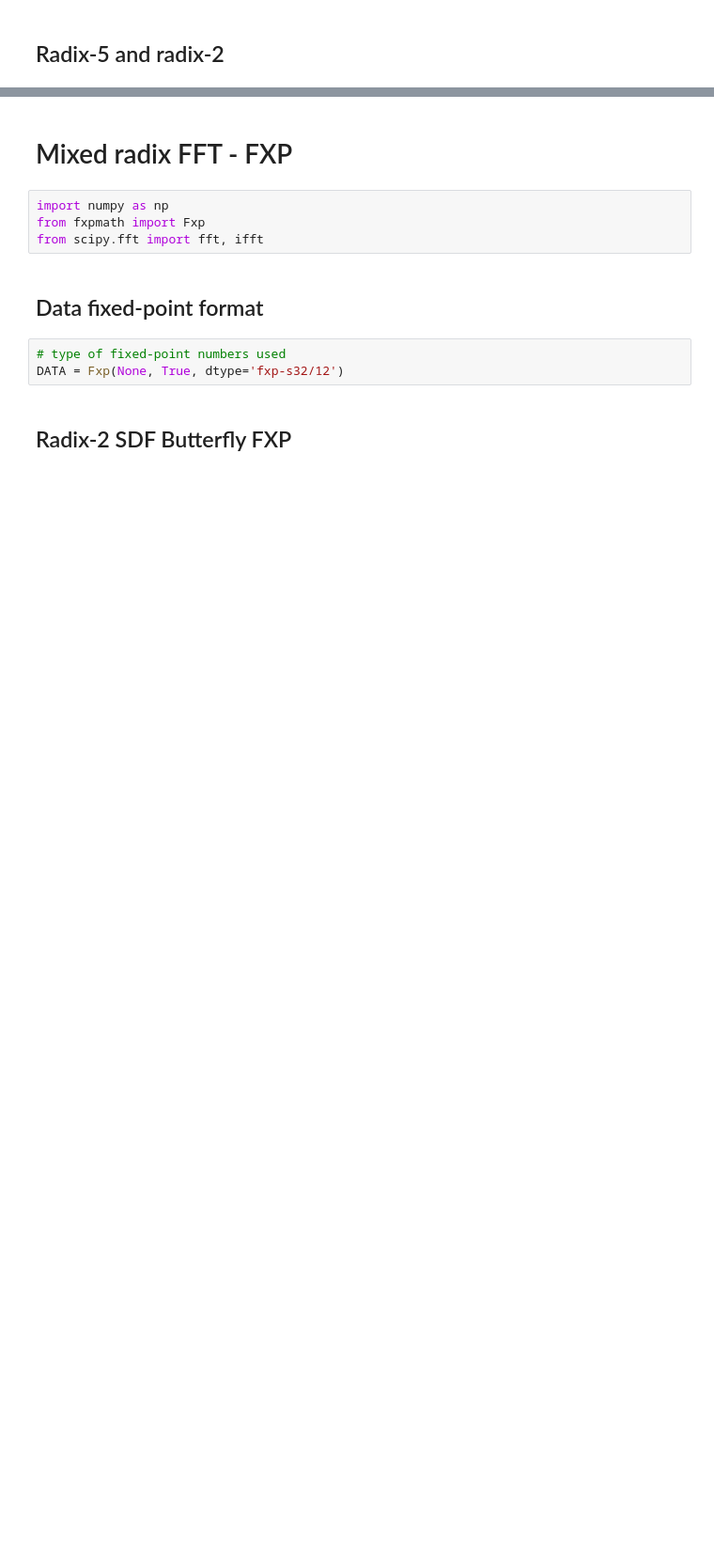
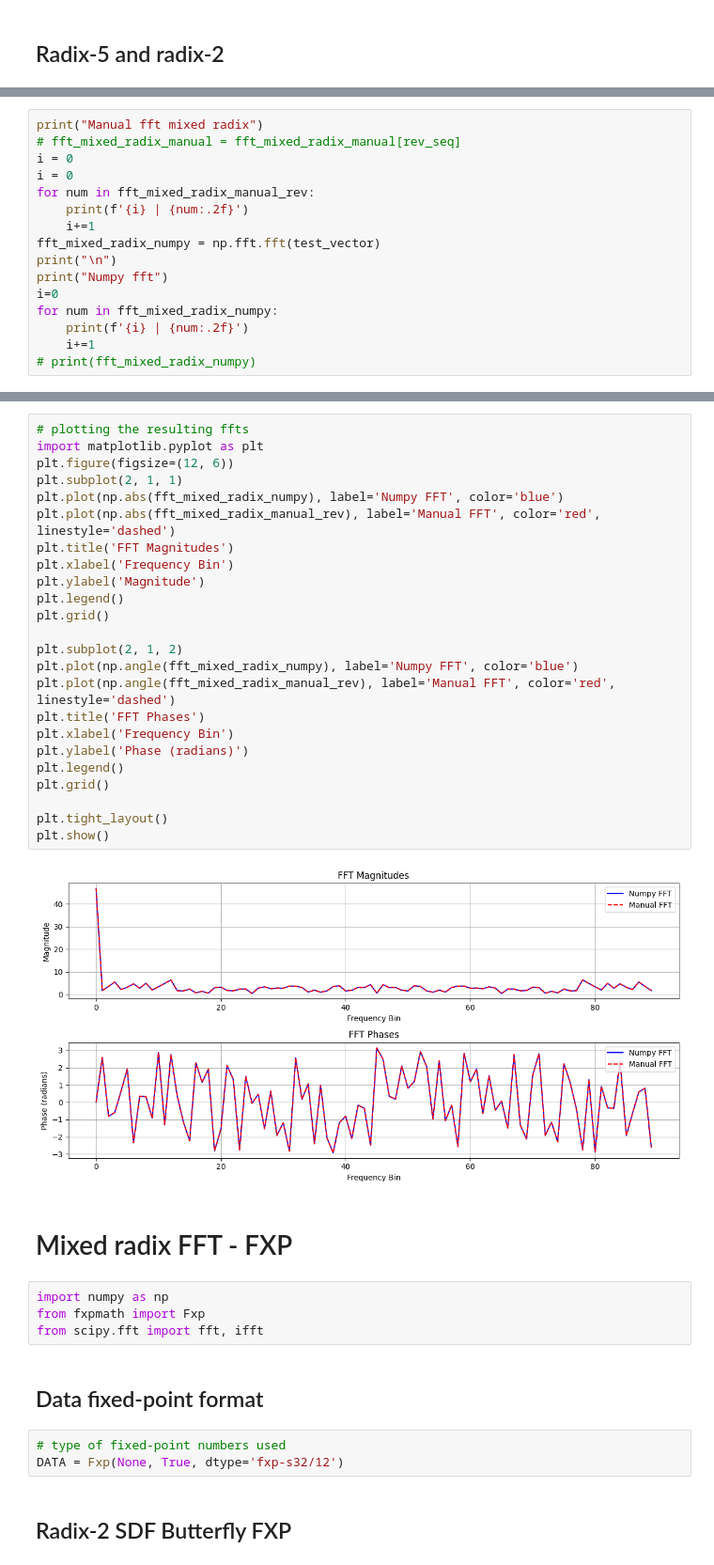
Before and after one commit to makotolagano/mixed_radix_fft, a Jupyter notebook: mixed_radix_fft.ipynb, the cells around one changed output, grey strips where cells are left out. Shown at 94% size. Drawn from its saved outputs; the diff is of its cells as text; blank space fills up the shorter version.

Commit message:
added a new test with 4 stages

```diff
--- a/mixed_radix_fft.ipynb
+++ b/mixed_radix_fft.ipynb
@@ -1036,0 +1087,16 @@ Manual fft mixed radix
+# %%
+print("Manual fft mixed radix")
+# fft_mixed_radix_manual = fft_mixed_radix_manual[rev_seq]
+i = 0
+i = 0
+for num in fft_mixed_radix_manual_rev:
+    print(f'{i} | {num:.2f}')
+    i+=1
+fft_mixed_radix_numpy = np.fft.fft(test_vector)
+print("\n")
+print("Numpy fft")
+i=0
+for num in fft_mixed_radix_numpy:
+    print(f'{i} | {num:.2f}')
+    i+=1
+# print(fft_mixed_radix_numpy)
@@ -1037,3 +1121,29 @@ Manual fft mixed radix
+# %%
+# plotting the resulting ffts
+import matplotlib.pyplot as plt
+plt.figure(figsize=(12, 6))
+plt.subplot(2, 1, 1)
+plt.plot(np.abs(fft_mixed_radix_numpy), label='Numpy FFT', color='blue')
+plt.plot(np.abs(fft_mixed_radix_manual_rev), label='Manual FFT', color='red', linestyle='dashed')
+plt.title('FFT Magnitudes')
+plt.xlabel('Frequency Bin')
+plt.ylabel('Magnitude')
+plt.legend()
+plt.grid()
+
+plt.subplot(2, 1, 2)
+plt.plot(np.angle(fft_mixed_radix_numpy), label='Numpy FFT', color='blue')
+plt.plot(np.angle(fft_mixed_radix_manual_rev), label='Manual FFT', color='red', linestyle='dashed')
+plt.title('FFT Phases')
+plt.xlabel('Frequency Bin')
+plt.ylabel('Phase (radians)')
+plt.legend()
+plt.grid()
+
+plt.tight_layout()
+plt.show()
+# %% [output]
+[figure, added]
 # %% [markdown]
 # Mixed radix FFT - FXP
 # %%
```
Also changed, not shown: parts of 7 cells of this notebook.
